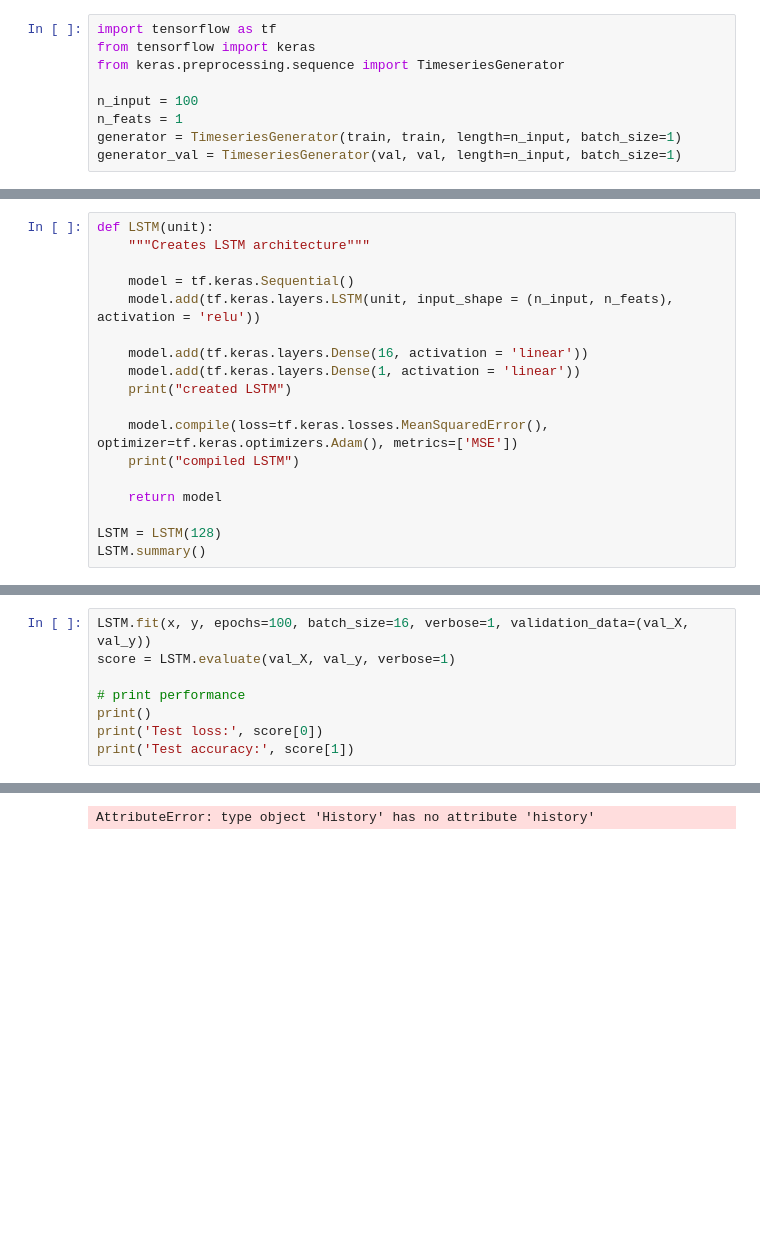
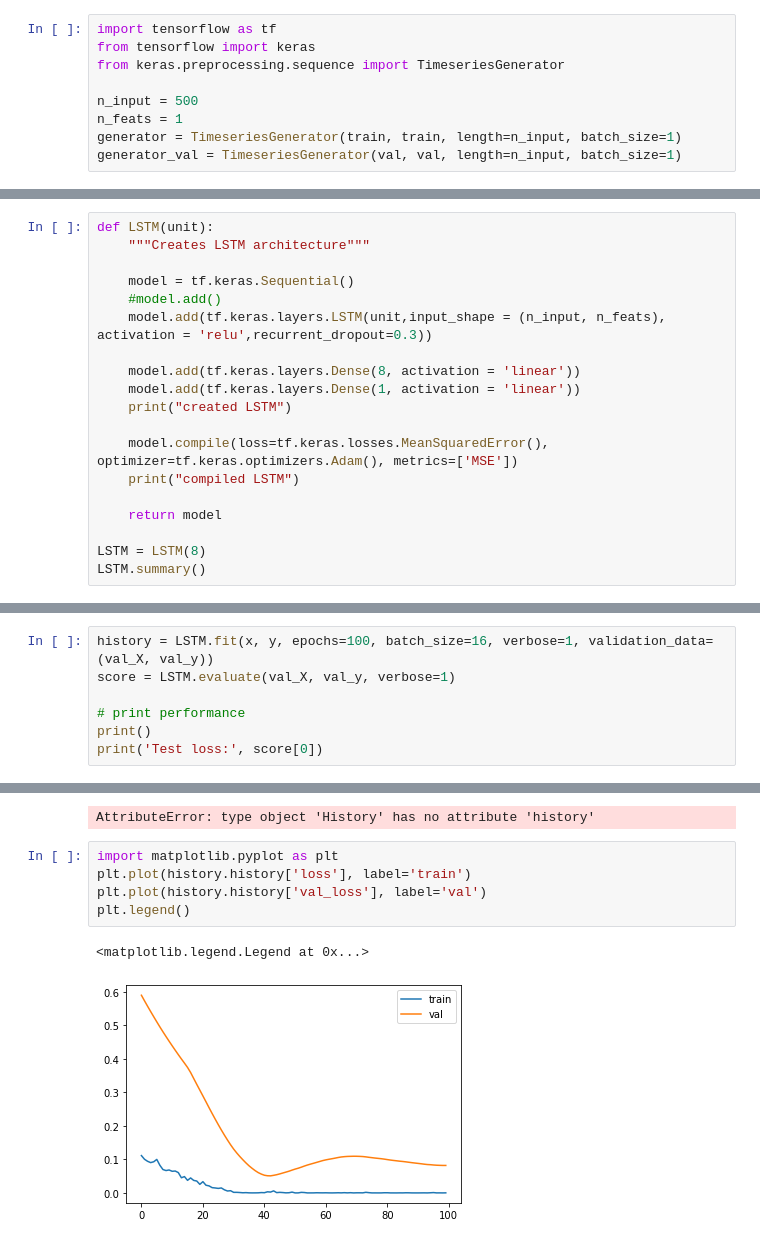
Before and after one commit to ryanznie/DC-bike-share-analysis, a Jupyter notebook: bike-share-LSTM-model.ipynb, the cells around one changed output, grey strips where cells are left out. Saved outputs shown, nothing was run; the diff lists cells and outputs as text; blank space fills up the shorter version.

```diff
--- a/bike-share-LSTM-model.ipynb
+++ b/bike-share-LSTM-model.ipynb
@@ -69,7 +69,7 @@ import tensorflow as tf
 from tensorflow import keras
 from keras.preprocessing.sequence import TimeseriesGenerator
 
-n_input = 100
+n_input = 500
 n_feats = 1
 generator = TimeseriesGenerator(train, train, length=n_input, batch_size=1)
 generator_val = TimeseriesGenerator(val, val, length=n_input, batch_size=1)
@@ -81,9 +81,10 @@ def LSTM(unit):
     """Creates LSTM architecture"""
 
     model = tf.keras.Sequential()
-    model.add(tf.keras.layers.LSTM(unit, input_shape = (n_input, n_feats), activation = 'relu'))
+    #model.add()
+    model.add(tf.keras.layers.LSTM(unit,input_shape = (n_input, n_feats), activation = 'relu',recurrent_dropout=0.3))
 
-    model.add(tf.keras.layers.Dense(16, activation = 'linear'))
+    model.add(tf.keras.layers.Dense(8, activation = 'linear'))
     model.add(tf.keras.layers.Dense(1, activation = 'linear'))
     print("created LSTM")
 
@@ -92,7 +93,7 @@ def LSTM(unit):
 
     return model
 
-LSTM = LSTM(128)
+LSTM = LSTM(8)
 LSTM.summary()
 # %% [output]
 created LSTM
@@ -112,12 +114,11 @@ Trainable params: 68,641
 Non-trainable params: 0
 _________________________________________________________________
 # %%
-LSTM.fit(x, y, epochs=100, batch_size=16, verbose=1, validation_data=(val_X, val_y))
+history = LSTM.fit(x, y, epochs=100, batch_size=16, verbose=1, validation_data=(val_X, val_y))
 score = LSTM.evaluate(val_X, val_y, verbose=1)
 
 # print performance
 print()
 print('Test loss:', score[0])
-print('Test accuracy:', score[1])
 # %% [output]
 Epoch 1/100
@@ -142,3 +143,11 @@ loss_per_epoch = tf.keras.callbacks.History.history['loss']
 plt.plot(range(len(loss_per_epoch)), loss_per_epoch)
 # %% [output]
 AttributeError: type object 'History' has no attribute 'history'
+# %%
+import matplotlib.pyplot as plt
+plt.plot(history.history['loss'], label='train')
+plt.plot(history.history['val_loss'], label='val')
+plt.legend()
+# %% [output]
+<matplotlib.legend.Legend at 0x...>
+[figure, added]
```
Also changed, not shown: parts of 3 cells of this notebook.
